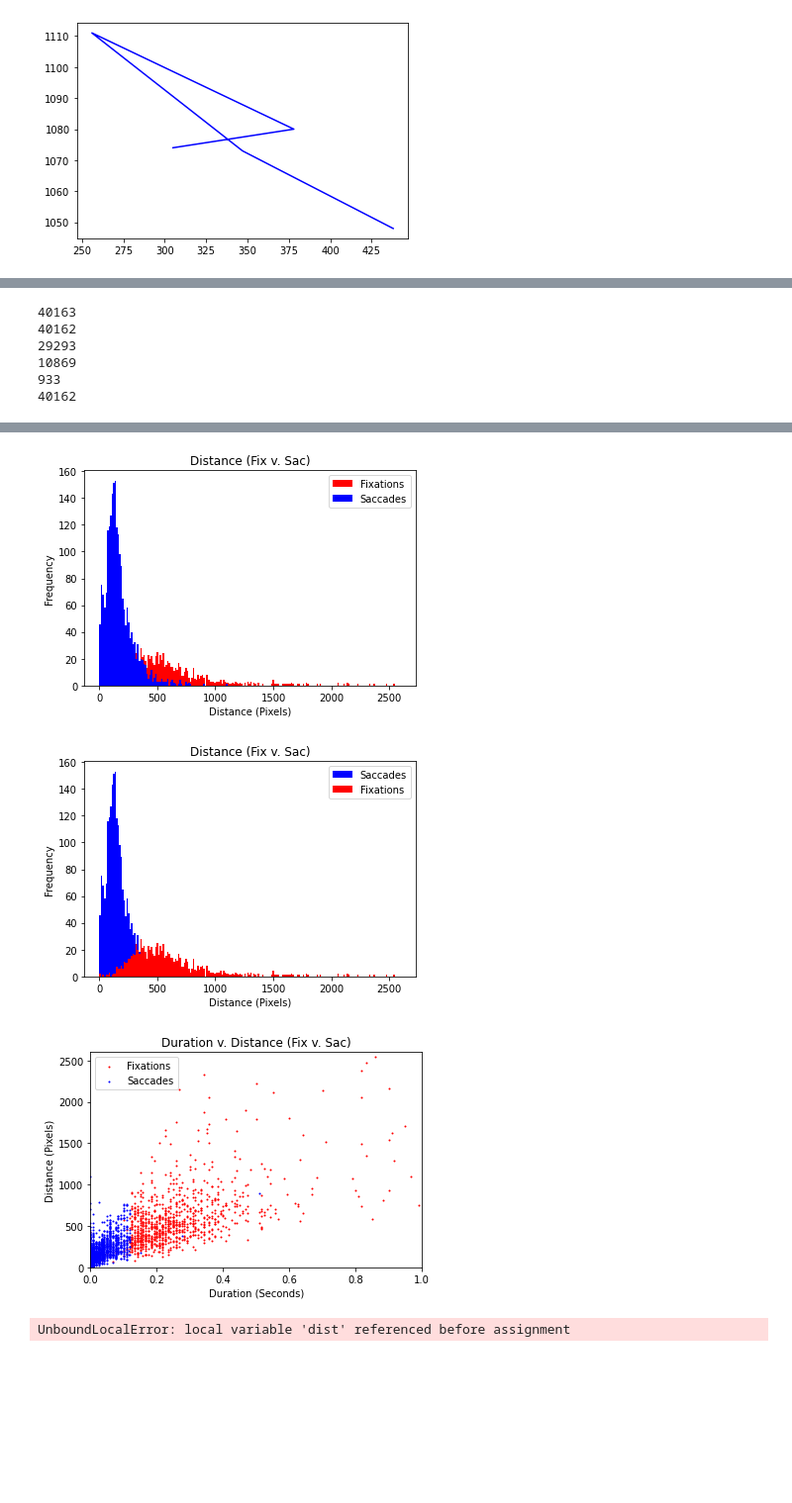
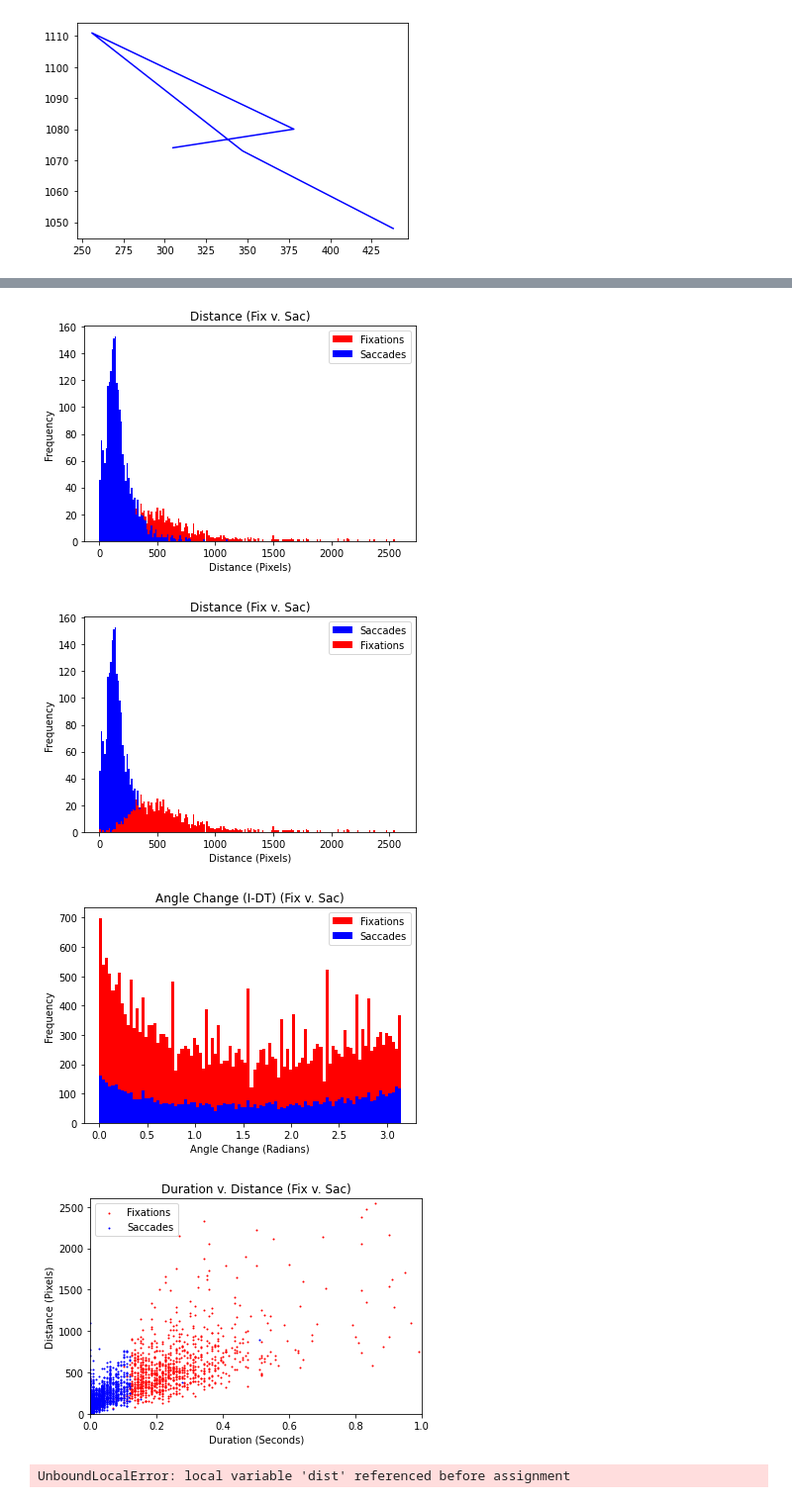
Before and after one commit to Josef733/eyetracker, a Jupyter notebook: Algorithms.ipynb, the cells around one changed output, grey strips where cells are left out. Shown at 99% size. Drawn from its saved outputs; the diff is of its cells as text; code cells hidden in the pictures; blank space fills up the shorter version.

Commit message:
IAVT fixes and SB plots
iavt fixes and sb plots

```diff
--- a/Algorithms.ipynb
+++ b/Algorithms.ipynb
@@ -804,6 +816,15 @@ textfile.close()
 #debug
 t_stamps_debug = []
 
+#angle
+
+fix_temp_theta = []
+sac_temp_theta = []
+
+fix_theta = []
+sac_theta = []
+fix_theta.append(theta_np[i])
+sac_theta.append(theta_np[i])
 
 #Temporary fixation and saccade x/y points
 x_temp_fix = []
@@ -885,6 +906,7 @@ for i in range (len(x_val_corr)):
             y_sac.append(y_temp_fix[m])
             sac_timestamp.append(fix_temp_timestamp[m])
             classifier.append("saccade")
+            sac_theta.append(fix_temp_theta[m])
             #debug
             #print(classifier[l])
             #print(t_stamps[l])
@@ -899,6 +921,7 @@ for i in range (len(x_val_corr)):
             fix_temp_timestamp.append(ang_time[i])
             x_temp_centroid.append(x_val_corr[i])
             y_temp_centroid.append(y_val_corr[i])
+            fix_temp_theta.append(theta_np[i])
             #classifier.append("fixation")
             fix_dur = dur_diff
             dist = dist + np.sqrt(x_comp[i]**2 + y_comp[i]**2)
@@ -911,6 +934,7 @@ for i in range (len(x_val_corr)):
             fix_temp_timestamp.append(ang_time[i])
             x_temp_centroid.append(x_val_corr[i])
             y_temp_centroid.append(y_val_corr[i])
+            fix_temp_theta.append(theta_np[i])
             fix_dur = dur_diff
             dist = dist + np.sqrt(x_comp[i]**2 + y_comp[i]**2)
             pass
@@ -923,6 +947,7 @@ for i in range (len(x_val_corr)):
                 x_fix.append(x_temp_fix[j])
                 y_fix.append(y_temp_fix[j])
                 fix_timestamp.append(fix_temp_timestamp[j])
+                fix_theta.append(fix_temp_theta[j])
                 classifier.append("fixation")
                 #debug
                 #print(classifier[j])
@@ -951,6 +976,7 @@ for i in range (len(x_val_corr)):
             x_temp_centroid = []
             y_temp_centroid = []
             fix_temp_timestamp = []
+            fix_temp_theta = []
             #pre_classification_count = 0
             x_centroid_val = 0
             y_centroid_val = 0
@@ -963,6 +989,7 @@ for i in range (len(x_val_corr)):
                 y_sac.append(y_temp_fix[m])
                 sac_timestamp.append(fix_temp_timestamp[m])
                 classifier.append("saccade")
+                sac_theta.append(fix_temp_theta[m])
                 #debug
                 #print(classifier[l])
                 #print(t_stamps[l])
@@ -982,6 +1009,7 @@ for i in range (len(x_val_corr)):
                 y_sac.append(y_temp_fix[l])
                 sac_timestamp.append(fix_temp_timestamp[l])
                 classifier.append("saccade")
+                sac_theta.append(fix_temp_theta[l])
                 #debug
                 #print(classifier[l])
                 #print(t_stamps[l])
@@ -1000,6 +1028,7 @@ for i in range (len(x_val_corr)):
             x_temp_centroid = []
             y_temp_centroid = []
             fix_temp_timestamp = []
+            fix_temp_theta = []
             #pre_classification_count = 0
             x_centroid_val = 0
             y_centroid_val = 0
@@ -1020,12 +1049,13 @@ for i in range (len(x_val_corr)):
 
 #Compute centroids
 
-print(len(x_val_corr))
-print(len(classifier))
-print(len(x_fix))
-print(len(x_sac))
-print(len(x_centroid))
-print(len(t_stamps_debug))
+#print(len())
+#print(len(x_val_corr))
+#print(len(classifier))
+#print(len(x_fix))
+#print(len(x_sac))
+#print(len(x_centroid))
+#print(len(t_stamps_debug))
 
 x_fix_s = []
 y_fix_s = []
@@ -1102,40 +1132,44 @@ plt.title("Distance (Fix v. Sac)")
 plt.xlabel("Distance (Pixels)")
 plt.ylabel("Frequency")
 plt.savefig("Sac_fix_dist_hist")
 plt.show()
 
+plt.hist(fix_theta,100, color ="red",label="Fixations")
+plt.hist(sac_theta,100, color ="blue",label="Saccades")
+plt.legend()
+plt.title("Angle Change (I-DT) (Fix v. Sac)")
+plt.xlabel("Angle Change (Radians)")
+plt.ylabel("Frequency")
+plt.savefig("Fix_sac_idt_theta_hist")
+plt.show()
+
 plt.scatter(fixation_duration,fixation_distance, s=1.0, c="red",label="Fixations")
 plt.scatter(saccade_duration,saccade_distance, s=1.0, c="blue",label="Saccades")
 plt.legend()
 plt.xlabel("Duration (Seconds)")
 plt.ylabel("Distance (Pixels)")
 plt.ylim(0, 2600)
 plt.xlim(0, 1)
 plt.title("Duration v. Distance (Fix v. Sac)")
 plt.savefig("Fix_sac_dur_dist_idt")
 plt.show()
 
 np.savetxt('timestamps_debug.txt', np.array(t_stamps_debug), fmt='%.2f')
 #np.savetxt('eyetracker.txt', np.array(x_val_corr), fmt='%.2f')
 
 textfile = open("idt.txt", "w")
 for element in classifier:
     textfile.write(element + "\n")
 textfile.close()
 # %% [output]
-40163
-40162
-29293
-10869
-933
-40162
 [figure]
 [figure]
 [figure]
 [figure]
 [figure]
 [figure]
-[figure, old version]
+[figure, new version]
+[figure, added]
 # %%
 #I-HMM (https://stackoverflow.com/questions/44812681/hidden-markov-model-gets-stuck-python-hiiden-markov-model-for-eye-movement-det)
 
```
Also changed, not shown: parts of 8 cells of this notebook, 10 other files.
